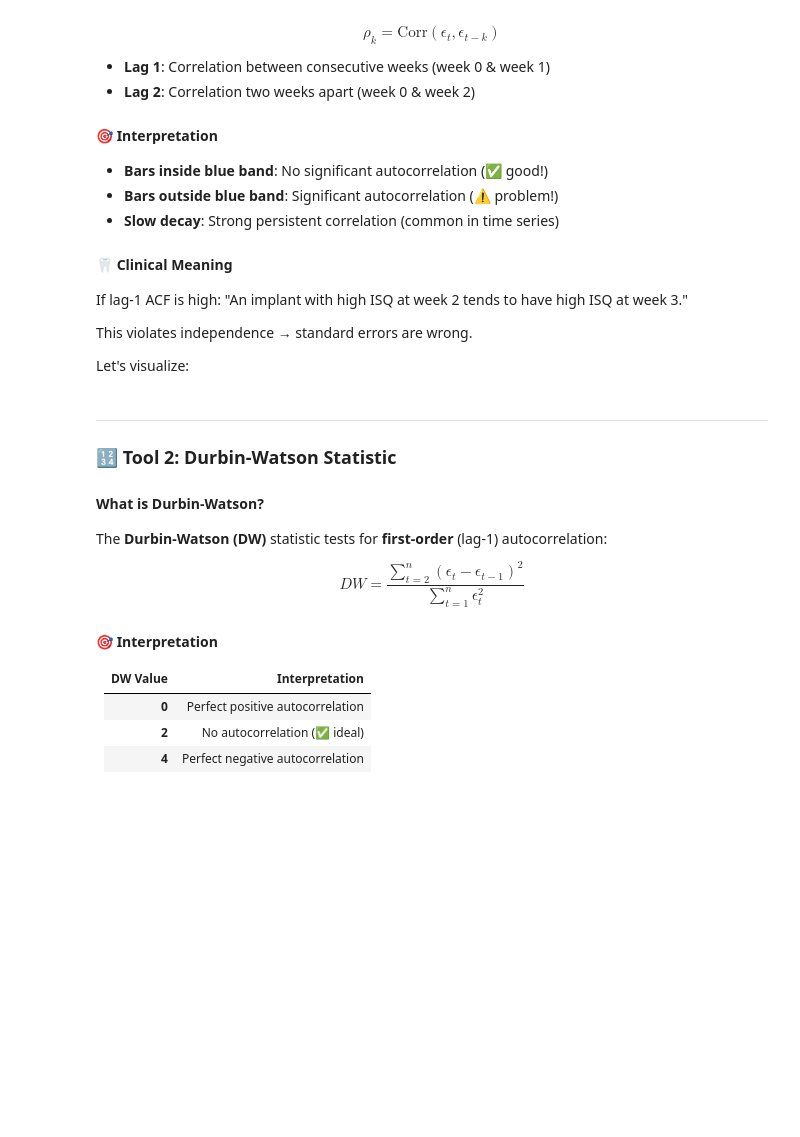
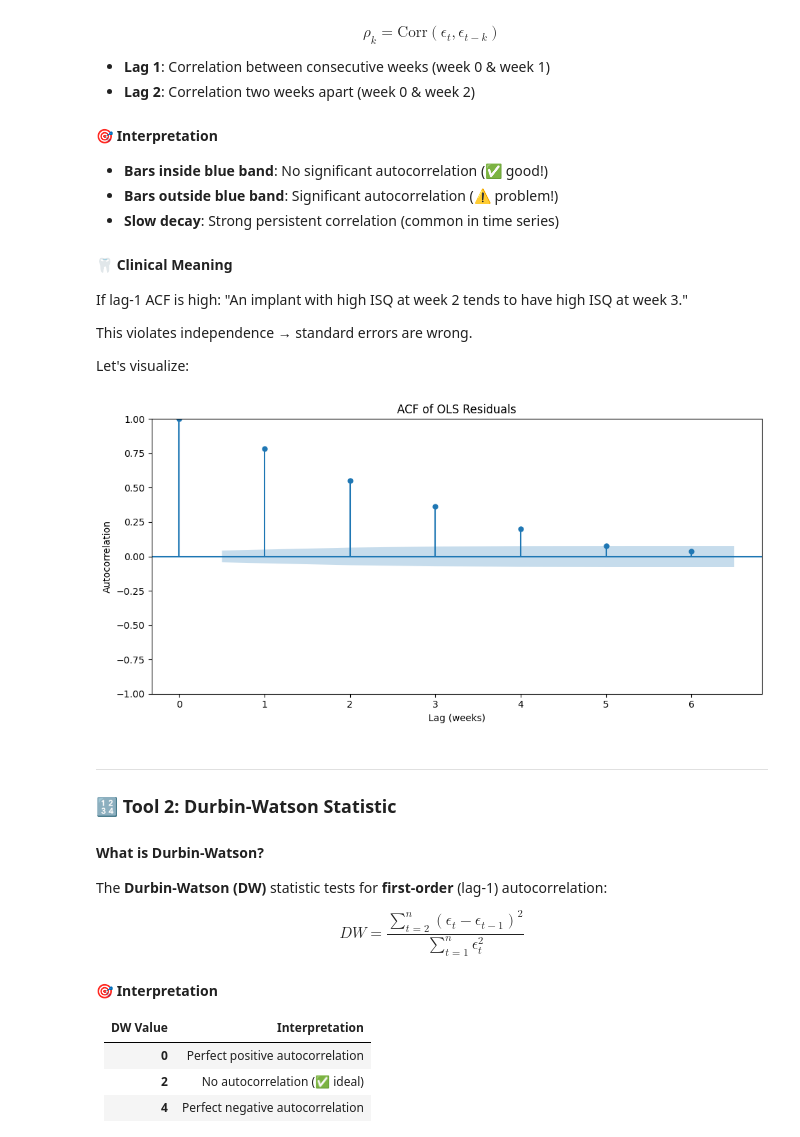
Before and after one commit to Tuminha/Implant-Stability-Stats-Lab-Autocorrelation-Vs-Multicollinearity, a Jupyter notebook: notebooks/02_autocorrelation_lab.ipynb, the cells around one changed output. Saved outputs shown, nothing was run; the diff lists cells and outputs as text; code cells hidden in the pictures; blank space fills up the shorter version.

```diff
--- a/notebooks/02_autocorrelation_lab.ipynb
+++ b/notebooks/02_autocorrelation_lab.ipynb
@@ -340,9 +340,8 @@ strong multicollinearity or other numerical problems.
 # TODO: store residuals
 #
 # Hint:
-# residuals = ols_model.resid
-# df_long.loc[mask, 'residuals'] = residuals
-#
-# # Quick check: residuals should sum to ~0
-# print(f"Mean residual: {residuals.mean():.6f}")
-# print(f"Std residual: {residuals.std():.3f}")
+residuals = ols_model.resid
+df_long.loc[mask, 'residuals'] = residuals
+
+print(f"Mean residual: {residuals.mean():.6f}")
+print(f"Std residual: {residuals.std():.3f}")
@@ -397,21 +399,23 @@ Let's visualize:
 # %%
 # TODO: plot ACF of residuals (statsmodels.graphics.tsaplots.plot_acf)
 #
 # Hint:
 # from statsmodels.graphics.tsaplots import plot_acf
 #
 # # Plot ACF with 95% confidence bands
-# fig, ax = plt.subplots(figsize=(10, 5))
-# plot_acf(residuals, lags=6, ax=ax, alpha=0.05)
-# ax.set_xlabel('Lag (weeks)')
-# ax.set_ylabel('Autocorrelation')
-# ax.set_title('ACF of OLS Residuals')
-# plt.tight_layout()
-# plt.show()
-#
+fig, ax = plt.subplots(figsize=(10, 5))
+plot_acf(residuals, lags=6, ax=ax, alpha=0.05)
+ax.set_xlabel('Lag (weeks)')
+ax.set_ylabel('Autocorrelation')
+ax.set_title('ACF of OLS Residuals')
+plt.tight_layout()
+plt.savefig('../images/acf_ols_residuals.png', dpi=300, bbox_inches='tight')
+plt.show()
 # # Interpretation:
 # # - If lag-1 bar exceeds blue band → positive autocorrelation
 # # - If multiple lags significant → persistent serial correlation
+# %% [output]
+[figure, added]
 # %% [markdown]
 ---
 
```
Also changed, not shown: parts of 7 cells of this notebook, 1 other file.
